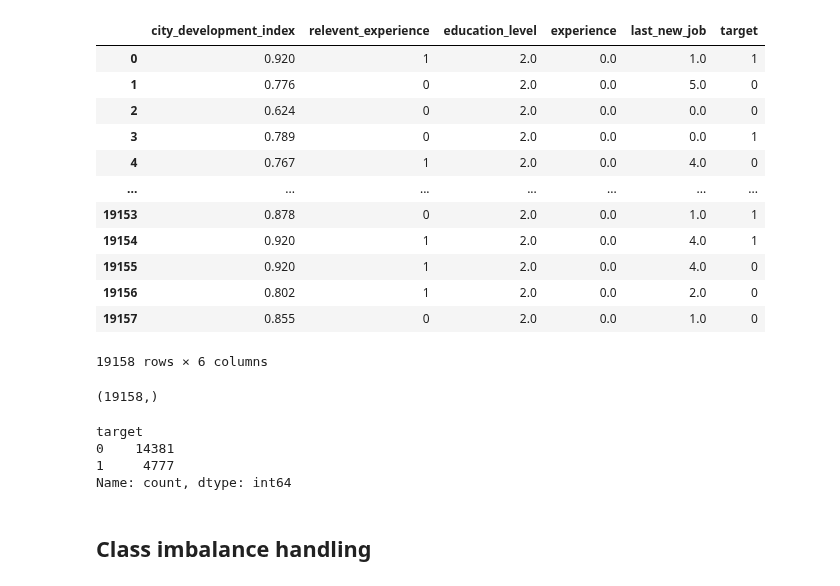
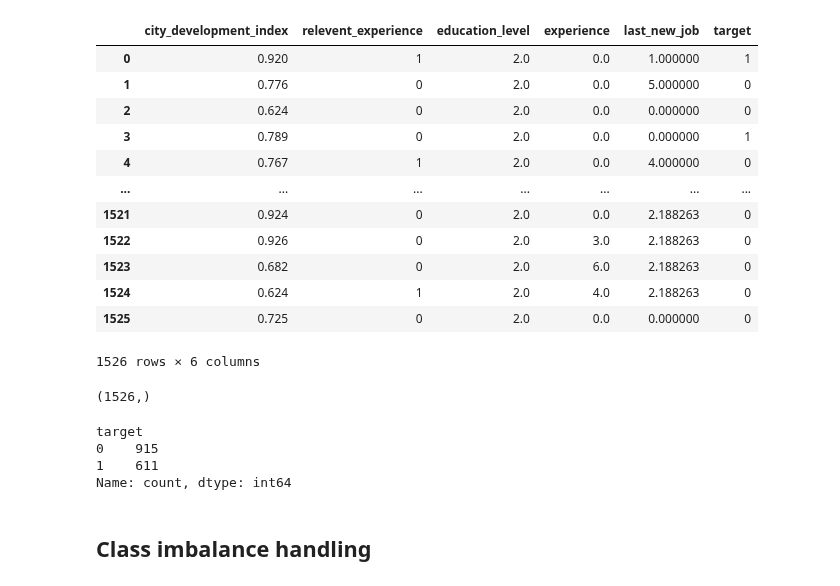
Before and after one commit to IT22106360/QuantaML-FDM-Employee-Retention, a Jupyter notebook: notebooks/modeling_wd.ipynb, the cells around one changed output. Saved outputs shown, nothing was run; the diff lists cells and outputs as text; code cells hidden in the pictures.

```diff
--- a/notebooks/modeling_wd.ipynb
+++ b/notebooks/modeling_wd.ipynb
@@ -5,23 +5,23 @@ import seaborn as sns
 import matplotlib.pyplot as plt
 %matplotlib inline
 # %%
-Url = 'https://raw.githubusercontent.com/IT22106360/QuantaML-FDM-Employee-Retention/refs/heads/main/artifacts/preprocessed_dataset.csv'
+Url = 'https://raw.githubusercontent.com/IT22106360/QuantaML-FDM-Employee-Retention/refs/heads/main/artifacts/preprocessed_wod.csv'
 imbl_dataset = pd.read_csv(Url, encoding='latin-1')
 imbl_dataset
 # %% [output]
 |  | city_development_index | relevent_experience | education_level | experience | last_new_job | target |
-| 0 | 0.920 | 1 | 2.0 | 0.0 | 1.0 | 1 |
-| 1 | 0.776 | 0 | 2.0 | 0.0 | 5.0 | 0 |
-| 2 | 0.624 | 0 | 2.0 | 0.0 | 0.0 | 0 |
-| 3 | 0.789 | 0 | 2.0 | 0.0 | 0.0 | 1 |
-| 4 | 0.767 | 1 | 2.0 | 0.0 | 4.0 | 0 |
+| 0 | 0.920 | 1 | 2.0 | 0.0 | 1.000000 | 1 |
+| 1 | 0.776 | 0 | 2.0 | 0.0 | 5.000000 | 0 |
+| 2 | 0.624 | 0 | 2.0 | 0.0 | 0.000000 | 0 |
+| 3 | 0.789 | 0 | 2.0 | 0.0 | 0.000000 | 1 |
+| 4 | 0.767 | 1 | 2.0 | 0.0 | 4.000000 | 0 |
 | ... | ... | ... | ... | ... | ... | ... |
-| 19153 | 0.878 | 0 | 2.0 | 0.0 | 1.0 | 1 |
-| 19154 | 0.920 | 1 | 2.0 | 0.0 | 4.0 | 1 |
-| 19155 | 0.920 | 1 | 2.0 | 0.0 | 4.0 | 0 |
-| 19156 | 0.802 | 1 | 2.0 | 0.0 | 2.0 | 0 |
-| 19157 | 0.855 | 0 | 2.0 | 0.0 | 1.0 | 0 |
+| 1521 | 0.924 | 0 | 2.0 | 0.0 | 2.188263 | 0 |
+| 1522 | 0.926 | 0 | 2.0 | 3.0 | 2.188263 | 0 |
+| 1523 | 0.682 | 0 | 2.0 | 6.0 | 2.188263 | 0 |
+| 1524 | 0.624 | 1 | 2.0 | 4.0 | 2.188263 | 0 |
+| 1525 | 0.725 | 0 | 2.0 | 0.0 | 0.000000 | 0 |
-19158 rows × 6 columns
+1526 rows × 6 columns
 # %%
 X = imbl_dataset.drop('target', axis=1)  # Features
 y = imbl_dataset['target']  # target variable
@@ -29,13 +29,13 @@ y = imbl_dataset['target']  # target variable
 X.shape
 y.shape
 # %% [output]
-(19158,)
+(1526,)
 # %%
 y.value_counts()
 # %% [output]
 target
-0    14381
-1     4777
+0    915
+1    611
 Name: count, dtype: int64
 # %% [markdown]
 Class imbalance handling
```
Also changed, not shown: parts of 9 cells of this notebook.
